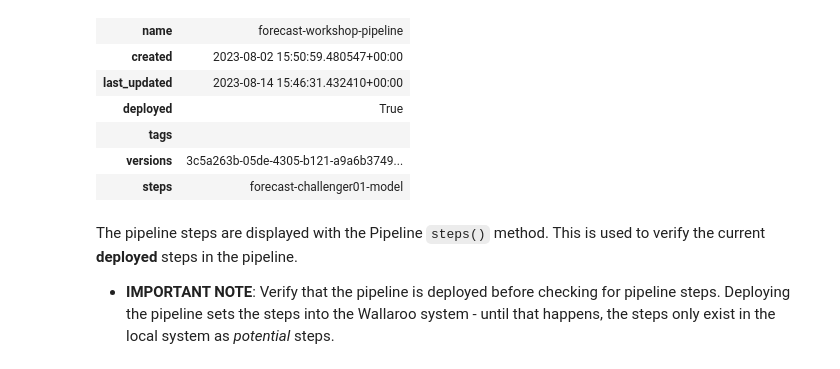
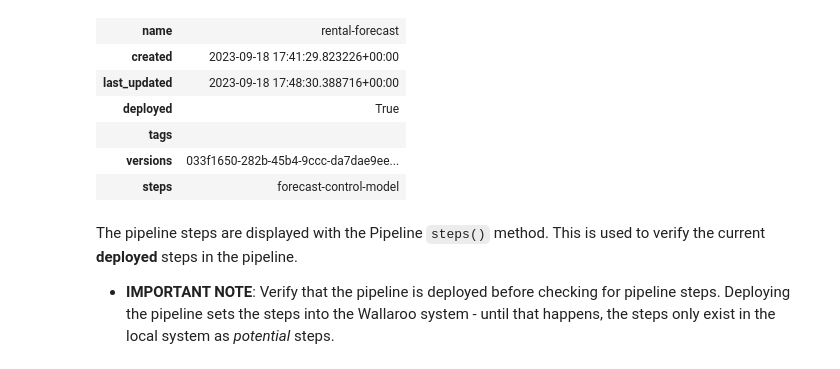
Before and after one commit to WallarooLabs/Workshops, a Jupyter notebook: Forecasting/Retail-CPG/Notebooks-with-code/N2_production_experiments-with-code.ipynb, the cells around one changed output. Cells and saved outputs as stored; diff of their text form; code cells hidden in the pictures.

```diff
--- a/Forecasting/Retail-CPG/Notebooks-with-code/N2_production_experiments-with-code.ipynb
+++ b/Forecasting/Retail-CPG/Notebooks-with-code/N2_production_experiments-with-code.ipynb
@@ -324,18 +288,17 @@ At the end of this exercise, you should have an A/B test deployment and be ready
-# %%
-# blank space to retrieve pipeline and redeploy with a/b testing step
-
-pipeline.undeploy()
-pipeline.clear()
-pipeline.add_random_split([(2, bike_day_model), (1, challenger01_model), (1, challenger02_model)])
-pipeline.deploy()
-# %% [output]
-| name | forecast-workshop-pipeline |
-| created | 2023-08-02 15:50:59.480547+00:00 |
-| last_updated | 2023-08-14 15:46:31.432410+00:00 |
-| deployed | True |
-| tags |  |
-| versions | 3c5a263b-05de-4305-b121-a9a6b3749... |
-| steps | forecast-challenger01-model |
+# %%
+pipeline.clear()
+pipeline.add_random_split([(2, prime_model_version), (1, forecast_alternate01), (1, forecast_alternate02)])
+
+deploy_config = wallaroo.DeploymentConfigBuilder().replica_count(1).cpus(0.5).memory("1Gi").build()
+pipeline.deploy(deployment_config=deploy_config)
+# %% [output]
+| name | rental-forecast |
+| created | 2023-09-18 17:41:29.823226+00:00 |
+| last_updated | 2023-09-18 17:48:30.388716+00:00 |
+| deployed | True |
+| tags |  |
+| versions | 033f1650-282b-45b4-9ccc-da7dae9ee... |
+| steps | forecast-control-model |
 # %% [markdown]
 The pipeline steps are displayed with the Pipeline `steps()` method.  This is used to verify the current **deployed** steps in the pipeline.
 
```
Also changed, not shown: parts of 33 cells of this notebook, 13 other files.
